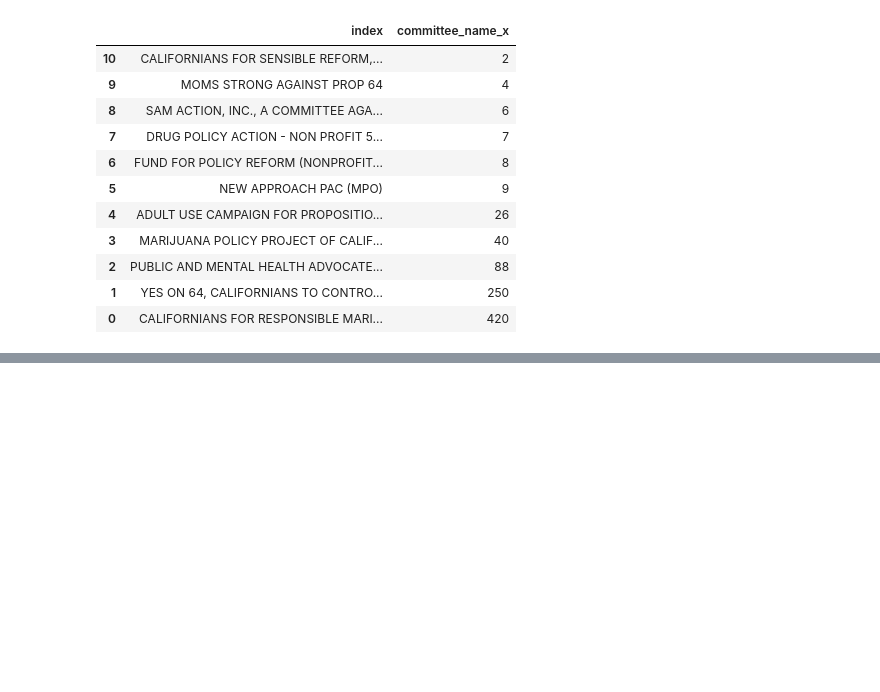
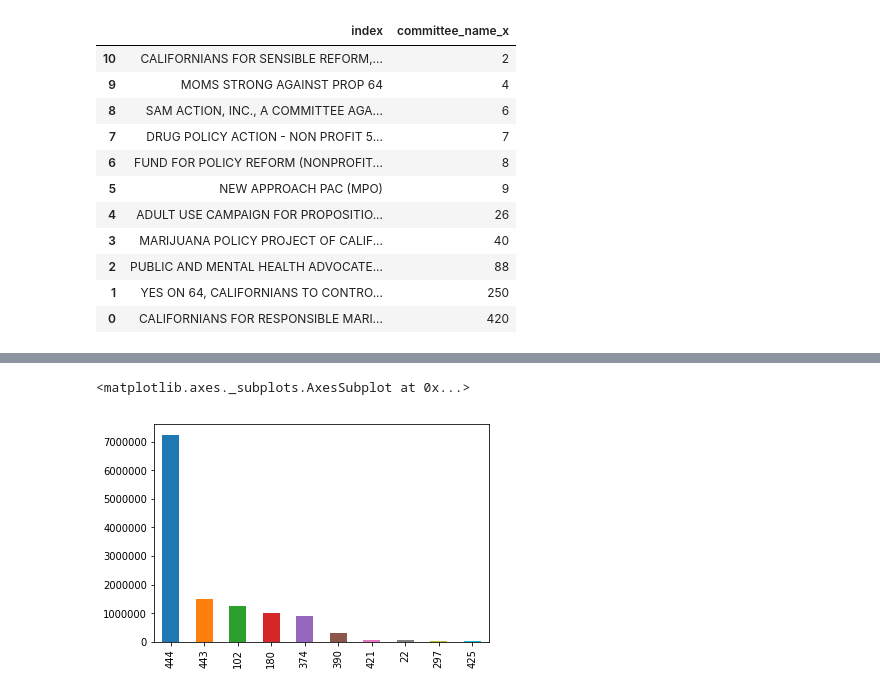
Before and after one commit to vishvanath45/Tracking_money_in_election, a Jupyter notebook: Learning_by_doing.ipynb, the cells around one changed output, grey strips where cells are left out. Saved outputs shown, nothing was run; the diff lists cells and outputs as text; code cells hidden in the pictures; blank space fills up the shorter version.

Commit message:
worked on graphs

```diff
--- a/Learning_by_doing.ipynb
+++ b/Learning_by_doing.ipynb
@@ -685,0 +723,7 @@ merged.committee_name_x.value_counts().reset_index().sort_values("committee_name
+# %%
+#  for plotting in horizontal instead of.bar() use .barh()
+top_supporters.amount.plot.bar()
+#  X axis markings are index in dataset
+# %% [output]
+<matplotlib.axes._subplots.AxesSubplot at 0x...>
+[figure, added]
```
Also changed, not shown: parts of 9 cells of this notebook.
